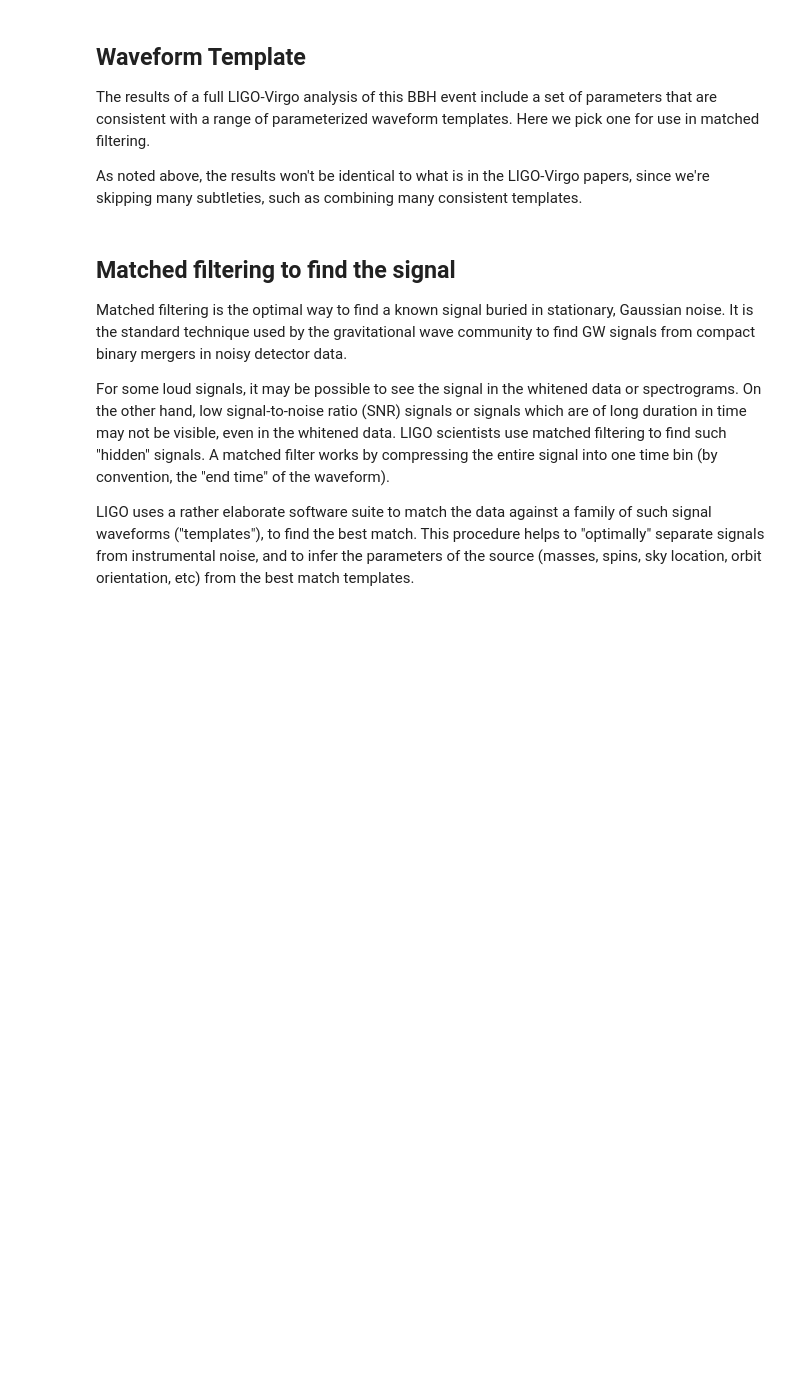
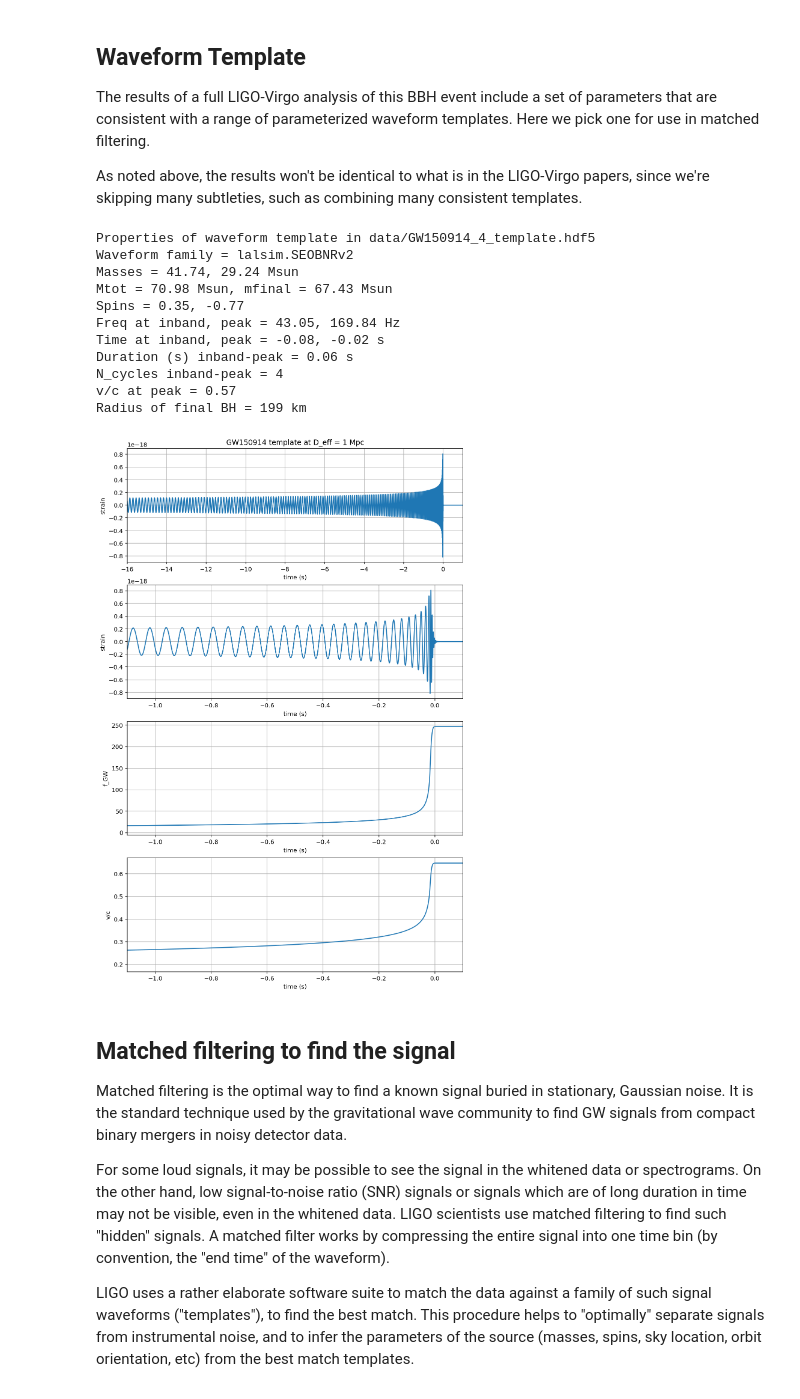
Before and after one commit to UCB-stat-159-s22/hw06-kavinsuresh, a Jupyter notebook: index.ipynb, the cells around one changed output. Saved outputs shown, nothing was run; the diff lists cells and outputs as text; code cells hidden in the pictures; blank space fills up the shorter version.

Commit message:
utils.py + index.ipynb relevant modifications

```diff
--- a/index.ipynb
+++ b/index.ipynb
@@ -389,24 +389,13 @@ The resulting time series is no longer in units of strain; now in units of "sigm
 We will plot the whitened strain data, along with the signal template, after the matched filtering section, below.
 # %%
 # function to whiten data
-def whiten(strain, interp_psd, dt):
-    Nt = len(strain)
-    freqs = np.fft.rfftfreq(Nt, dt)
-    freqs1 = np.linspace(0,2048.,Nt/2+1)
-
-    # whitening: transform to freq domain, divide by asd, then transform back,
-    # taking care to get normalization right.
-    hf = np.fft.rfft(strain)
-    norm = 1./np.sqrt(1./(dt*2))
-    white_hf = hf / np.sqrt(interp_psd(freqs)) * norm
-    white_ht = np.fft.irfft(white_hf, n=Nt)
-    return white_ht
+#code used to be here
 
 whiten_data = 1
 if whiten_data:
     # now whiten the data from H1 and L1, and the template (use H1 PSD):
-    strain_H1_whiten = whiten(strain_H1,psd_H1,dt)
-    strain_L1_whiten = whiten(strain_L1,psd_L1,dt)
+    strain_H1_whiten = util.whiten(strain_H1,psd_H1,dt)
+    strain_L1_whiten = util.whiten(strain_L1,psd_L1,dt)
 
     # We need to suppress the high frequency noise (no signal!) with some bandpassing:
     bb, ab = butter(4, [fband[0]*2./fs, fband[1]*2./fs], btype='band')
@@ -525,8 +520,8 @@ f_template.close()
 template_offset = 16.
 
 # whiten the templates:
-template_p_whiten = whiten(template_p,psd_H1,dt)
-template_c_whiten = whiten(template_c,psd_H1,dt)
+template_p_whiten = util.whiten(template_p,psd_H1,dt)
+template_c_whiten = util.whiten(template_c,psd_H1,dt)
 template_p_whitenbp = filtfilt(bb, ab, template_p_whiten) / normalization
 template_c_whitenbp = filtfilt(bb, ab, template_c_whiten) / normalization
 
@@ -588,33 +583,46 @@ if make_plots:
     plt.xlim([-template_offset,1.])
     plt.grid()
     plt.xlabel('time (s)')
     plt.ylabel('strain')
     plt.title(eventname+' template at D_eff = 1 Mpc')
 
     plt.subplot(4,1,2)
     plt.plot(ttime,template_p)
     plt.xlim([-1.1,0.1])
     plt.grid()
     plt.xlabel('time (s)')
     plt.ylabel('strain')
     #plt.title(eventname+' template at D_eff = 1 Mpc')
 
     plt.subplot(4,1,3)
     plt.plot(ttime,fGW)
     plt.xlim([-1.1,0.1])
     plt.grid()
     plt.xlabel('time (s)')
     plt.ylabel('f_GW')
     #plt.title(eventname+' template f_GW')
 
     plt.subplot(4,1,4)
     plt.plot(ttime,voverc)
     plt.xlim([-1.1,0.1])
     plt.grid()
     plt.xlabel('time (s)')
     plt.ylabel('v/c')
     #plt.title(eventname+' template v/c')
     plt.savefig("figures/" + eventname+'_template.'+plottype)
+# %% [output]
+Properties of waveform template in data/GW150914_4_template.hdf5
+Waveform family = lalsim.SEOBNRv2
+Masses = 41.74, 29.24 Msun
+Mtot = 70.98 Msun, mfinal = 67.43 Msun
+Spins = 0.35, -0.77
+Freq at inband, peak = 43.05, 169.84 Hz
+Time at inband, peak = -0.08, -0.02 s
+Duration (s) inband-peak = 0.06 s
+N_cycles inband-peak = 4
+v/c at peak = 0.57
+Radius of final BH = 199 km
+[figure, added]
 # %% [markdown]
 ## Matched filtering to find the signal
 
```
Also changed, not shown: parts of 11 cells of this notebook, 12 other files.
